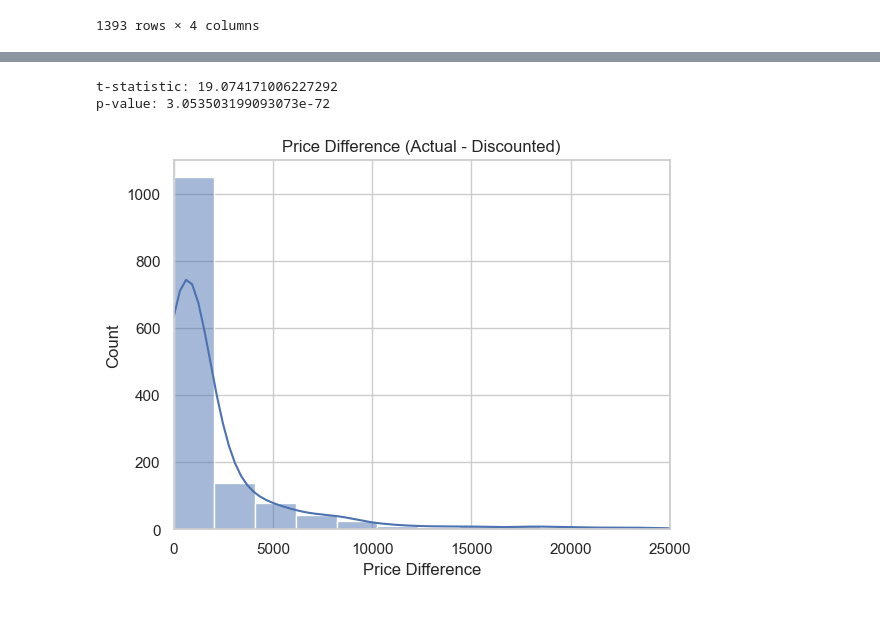
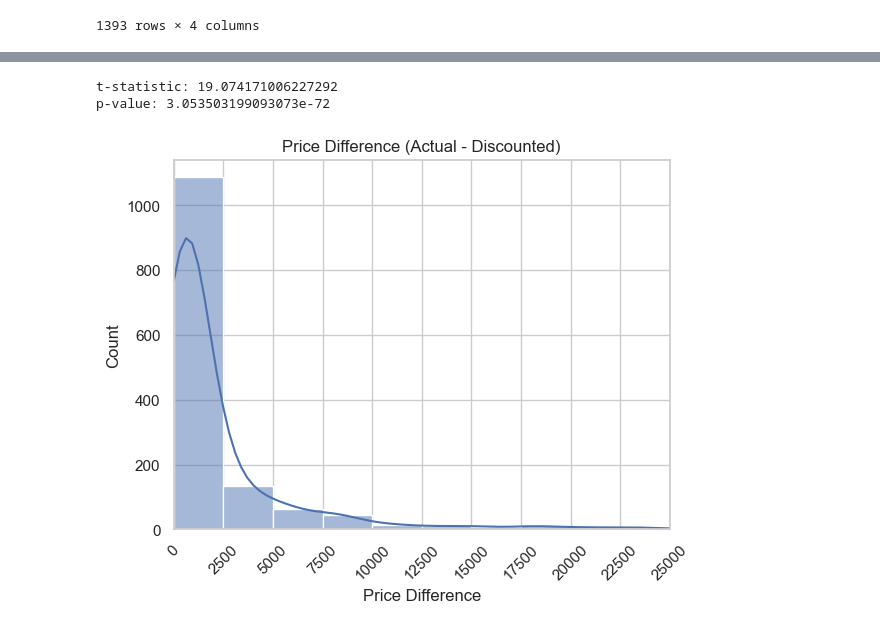
Before and after one commit to Mina-Makram-001/3_Amazon_Sales_Analysis_Project, a Jupyter notebook: 2_Price_&_Discount_Relationships/1_Prices_Infrances.ipynb, the cells around one changed output, grey strips where cells are left out. Saved outputs shown, nothing was run; the diff lists cells and outputs as text; code cells hidden in the pictures.

```diff
--- a/2_Price_&_Discount_Relationships/1_Prices_Infrances.ipynb
+++ b/2_Price_&_Discount_Relationships/1_Prices_Infrances.ipynb
@@ -135,22 +191,27 @@ df_sorted
 # %%
 from scipy.stats import ttest_rel
 
 t, p = ttest_rel(df_sorted['actual_price'], df_sorted['discounted_price'])
 
 print("t-statistic:", t)
 print("p-value:", p)
 
 #------------------------------------------------------------------------#
 
+bins = 10
+bin_edges = np.linspace(0, 25000, bins +1)  # +1 because edges = bins+1
+
 sns.set_theme(style="whitegrid")
+sns.histplot(data=df_sorted, x='price_diff', bins=bin_edges, kde=True)
 
-sns.histplot(data=df_sorted, x='price_diff', bins=30, kde=True)
+plt.xticks(bin_edges, rotation=45)
+
 plt.xlim(0, 25000)
 plt.title('Price Difference (Actual - Discounted)')
 plt.xlabel('Price Difference')
 plt.ylabel('Count')
 plt.show()
 # %% [output]
 t-statistic: 19.074171006227292
 p-value: 3.053503199093073e-72
-[figure, old version]
+[figure, new version]
```
Also changed, not shown: parts of 1 cell of this notebook, 6 other files.
